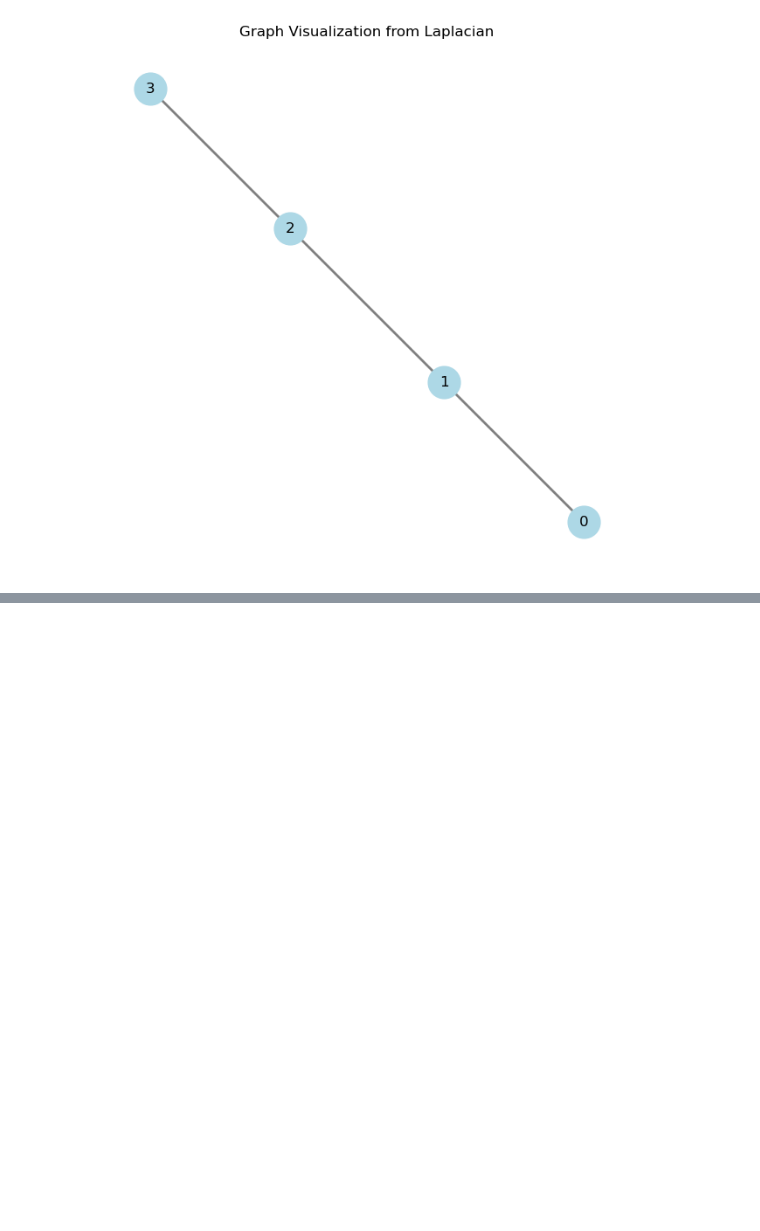
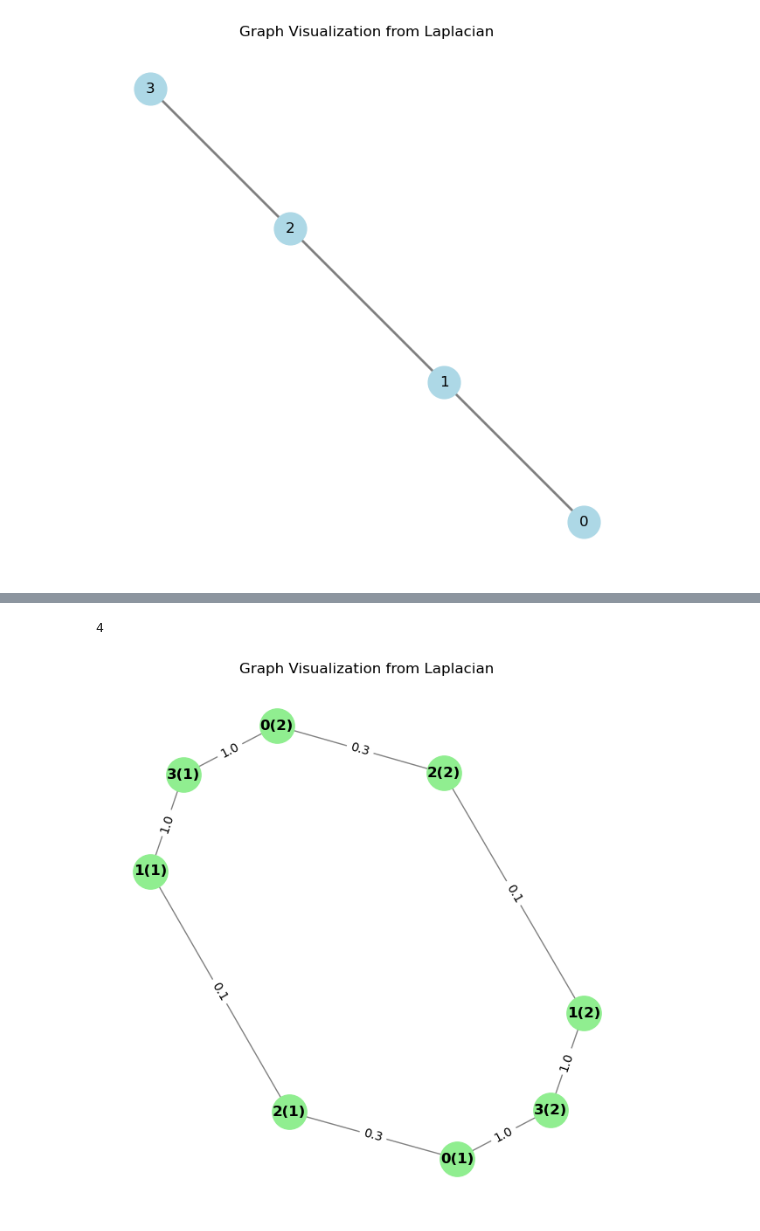
Before and after one commit to alex-anw/MA_new, a Jupyter notebook: MA_python.ipynb, the cells around one changed output, grey strips where cells are left out. Saved outputs shown, nothing was run; the diff lists cells and outputs as text; code cells hidden in the pictures; blank space fills up the shorter version.

```diff
--- a/MA_python.ipynb
+++ b/MA_python.ipynb
@@ -168,0 +683,5 @@ draw_graph_from_laplacian(path_laplacian)
+# %%
+draw_graph_from_laplacian(lift_fml,True)
+# %% [output]
+4
+[figure, added]
```
Also changed, not shown: parts of 39 cells of this notebook, 2 other files.
